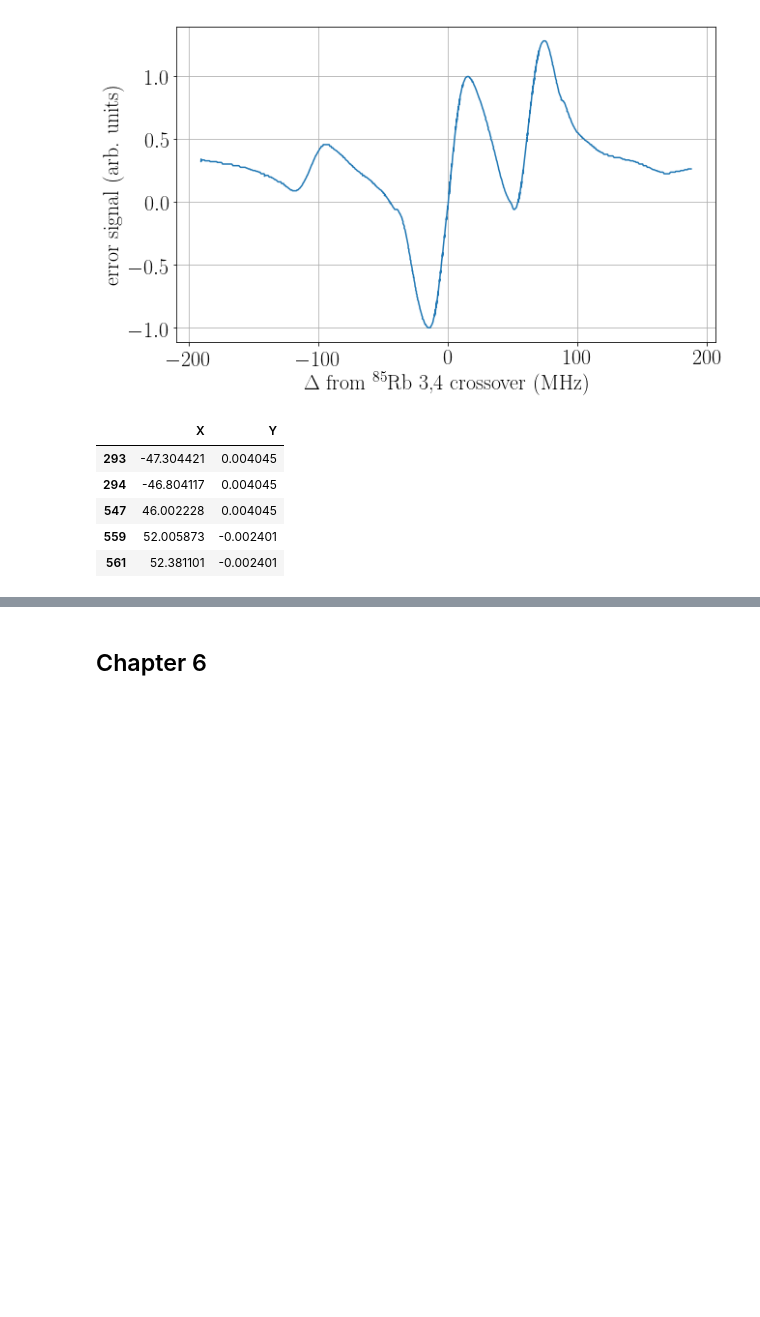
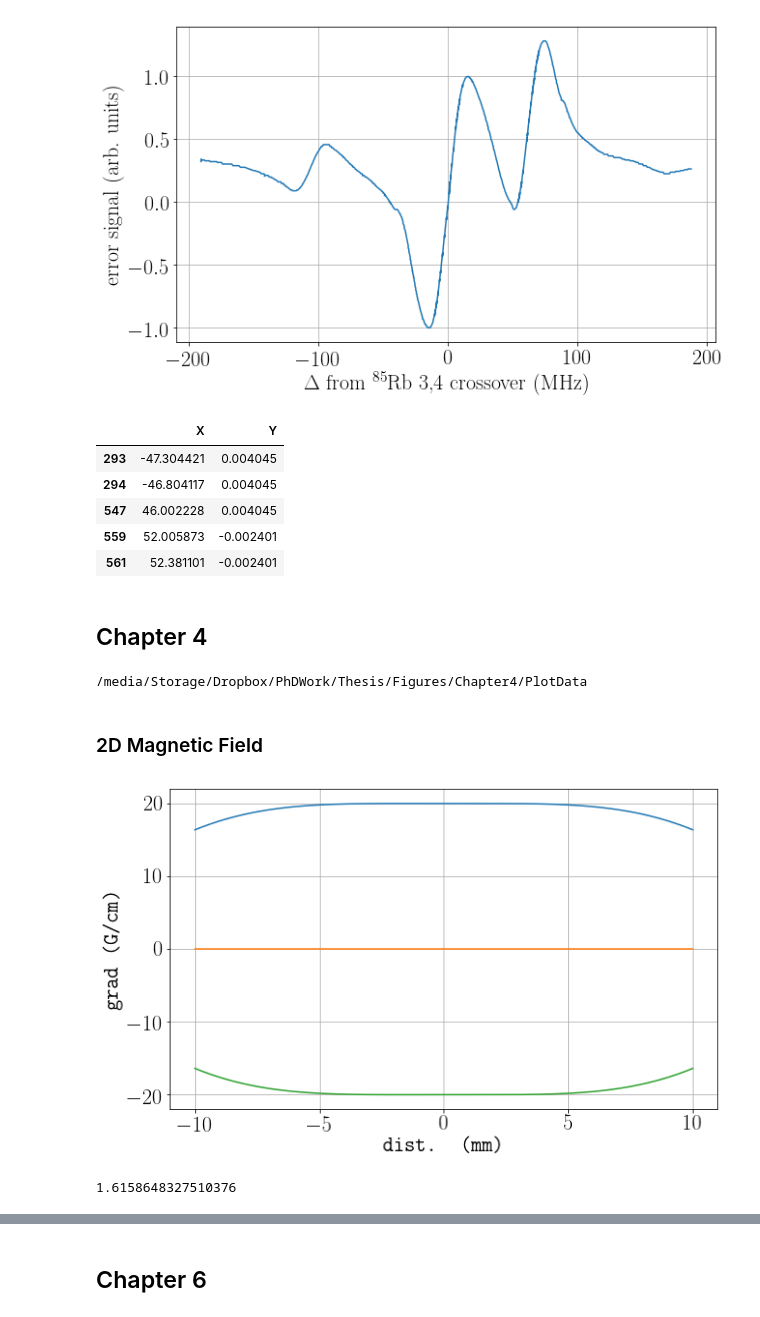
Before and after one commit to jstammers/thesis, a Jupyter notebook: Thesis Plots.ipynb, the cells around one changed output, grey strips where cells are left out. Drawn from its saved outputs; the diff is of its cells as text; code cells hidden in the pictures; blank space fills up the shorter version.

```diff
--- a/Thesis Plots.ipynb
+++ b/Thesis Plots.ipynb
@@ -80,3 +77,18 @@ inRange(errorData,"Y",(-0.005,0.005))
 | 547 | 46.002228 | 0.004045 |
 | 559 | 52.005873 | -0.002401 |
 | 561 | 52.381101 | -0.002401 |
+# %% [markdown]
+## Chapter 4
+# %%
+plotDataDirectory("Chapter4")
+# %% [output]
+/media/Storage/Dropbox/PhDWork/Thesis/Figures/Chapter4/PlotData
+# %% [markdown]
+### 2D Magnetic Field
+# %%
+tuples = linspace(-10,10,201)
+index = pd.MultiIndex.from_product([tuples,tuples], names=['first', 'second'])
+mot2Dgrad = pd.read_csv("2D_1A_field_grad.csv",names=["bx","by","bz"])
+mot2Dgrad = mot2Dgrad.set_index(linspace(-10,10,401))
+mot2Dxy = pd.read_csv("2D_1A_xy_field.csv",sep="\t",names=["bx","by","bz"],header=None).set_index(index)
+mot2Dxz = pd.read_csv("2D_1A_xz_field.csv",sep="\t",names=["bx","by","bz"],header=None).set_index(index)
@@ -82,0 +117,11 @@ inRange(errorData,"Y",(-0.005,0.005))
+# %%
+mot2Dgrad.plot(legend=None)
+plt.xlabel("dist. (mm)")
+plt.ylabel("grad (G/cm)")
+plt.savefig("../2D_grad.pdf")
+# %% [output]
+[figure, added]
+# %%
+mot2Dxy.iloc[1,1]
+# %% [output]
+1.6158648327510376
```
Also changed, not shown: parts of 31 cells of this notebook, 9 other files.
